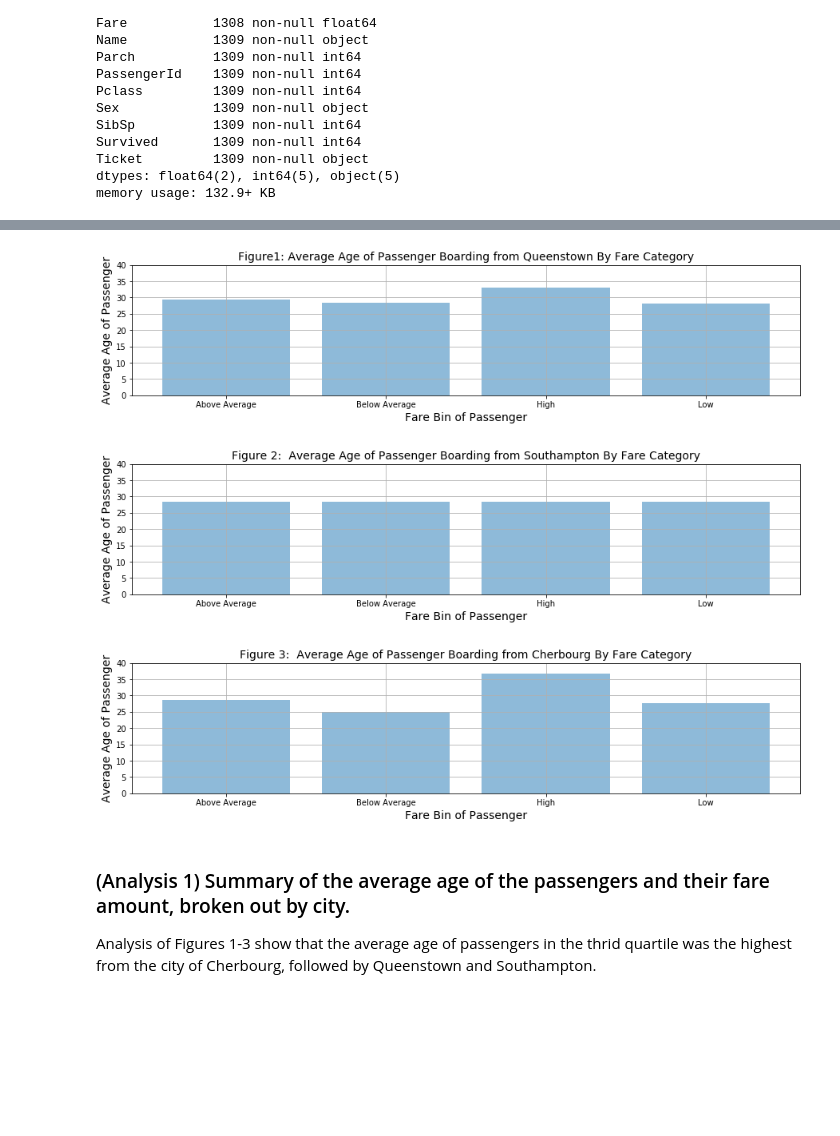
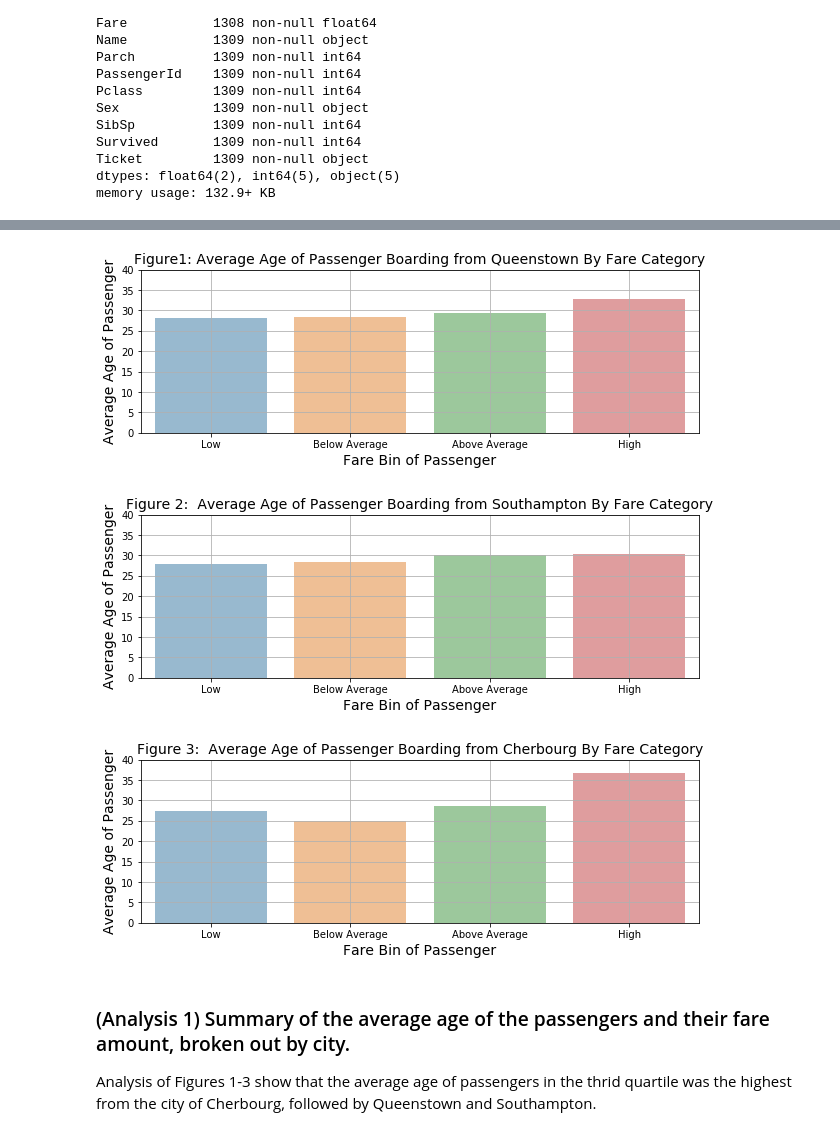
Before and after one commit to grantaguinaldo/kaggle-titanic, a Jupyter notebook: Titanic Analysis .ipynb, the cells around one changed output, grey strips where cells are left out. Cells and saved outputs as stored; diff of their text form; code cells hidden in the pictures; blank space fills up the shorter version.

Commit message:
Added graphs.

```diff
--- a/Titanic Analysis .ipynb
+++ b/Titanic Analysis .ipynb
@@ -83,0 +95,11 @@ memory usage: 132.9+ KB
+# %%
+df = df[df['Fare'] < 300]
+plt.figure(figsize = (19, 7))
+sns.violinplot(x = df['Pclass'], y=df["Fare"])
+plt.xlabel('Passenger Class', fontsize = 14)
+plt.ylabel('Fare (US Dollars)', fontsize = 14)
+plt.ylim(-50, 325, 25)
+plt.axhline(y = 50, alpha = 0.5)
+plt.title('Violin Plots of the Fare as a function of Class (Fares < $300)', fontsize = 14)
+plt.grid(True)
+plt.show()
@@ -145,15 +232,15 @@ Name: Parch, dtype: int64
 # %%
 def parents_replace(c):
     if c['Parch'] == 0:
-        return 'Yes'
+        return 'Alone'
     else:
-        return 'No'
+        return 'Not Alone'
 # %%
 def sibling_replace(c):
     if c['SibSp'] == 0:
-        return 'Yes'
+        return 'Alone'
     else:
-        return 'No'
+        return 'Not Alone'
 # %%
 df['Travel_w_ Parents'] = df.apply(parents_replace, axis=1)
 # %%
@@ -192,16 +318,16 @@ def queenstown(df):
     df_queenstown_gb = df[['Age', 'FareCategories']].groupby(['FareCategories'], as_index=False).mean()
     return df_queenstown_gb['FareCategories'].tolist(), df_queenstown_gb['Age'].tolist()
 # %%
-plt.figure(figsize=(15,3))
-plt.bar(queenstown(df)[0], queenstown(df)[1], alpha = 0.5)
+plt.figure(figsize=(10,3))
+sns.barplot(queenstown(df)[0], queenstown(df)[1], alpha = 0.5)
 plt.ylabel('Average Age of Passenger', fontsize = 14)
 plt.xlabel('Fare Bin of Passenger', fontsize = 14)
 plt.title('Figure1: Average Age of Passenger Boarding from Queenstown By Fare Category', fontsize = 14)
 plt.ylim(0, 40, 5)
 plt.grid(True)
 plt.show()
 # %% [output]
-[figure, old version]
+[figure, new version]
 # %%
 def southampton(df):
     df_southampton = df[df['Embarked'] == 'Southampton']
@@ -210,6 +336,6 @@ def southampton(df):
 # %%
-plt.figure(figsize=(15,3))
-plt.bar(southampton(df)[0], southampton(df)[1], alpha = 0.5)
+plt.figure(figsize=(10,3))
+sns.barplot(x = southampton(df)[0], y = southampton(df)[1], alpha = 0.5)
 plt.grid(True)
 plt.ylim(0, 40, 5)
 plt.ylabel('Average Age of Passenger', fontsize = 14)
@@ -217,15 +343,15 @@ plt.xlabel('Fare Bin of Passenger', fontsize = 14)
 plt.title('Figure 2:  Average Age of Passenger Boarding from Southampton By Fare Category', fontsize = 14)
 plt.show()
 # %% [output]
-[figure, old version]
+[figure, new version]
 # %%
 def cherbourg(df):
     df_cherbourg = df[df['Embarked'] == 'Cherbourg']
     df_cherbourg_gb = df_cherbourg[['Age', 'FareCategories']].groupby(['FareCategories'], as_index=False).mean()
     return df_cherbourg_gb['FareCategories'].tolist(), df_cherbourg_gb['Age'].tolist()
 # %%
-plt.figure(figsize=(15,3))
-plt.bar(cherbourg(df)[0], cherbourg(df)[1], alpha = 0.5)
+plt.figure(figsize=(10,3))
+sns.barplot(cherbourg(df)[0], cherbourg(df)[1], alpha = 0.5)
 plt.ylabel('Average Age of Passenger', fontsize = 14)
 plt.ylim(0, 40, 5)
 plt.xlabel('Fare Bin of Passenger', fontsize = 14)
@@ -233,7 +359,7 @@ plt.title('Figure 3:  Average Age of Passenger Boarding from Cherbourg By Fare C
 plt.grid(True)
 plt.show()
 # %% [output]
-[figure, old version]
+[figure, new version]
 # %% [markdown]
 ### (Analysis 1) Summary of the average age of the passengers and their fare amount, broken out by city.
 Analysis of Figures 1-3 show that the average age of passengers in the thrid quartile was the highest from the city of Cherbourg, followed by Queenstown and Southampton.
```
Also changed, not shown: parts of 43 cells of this notebook.
